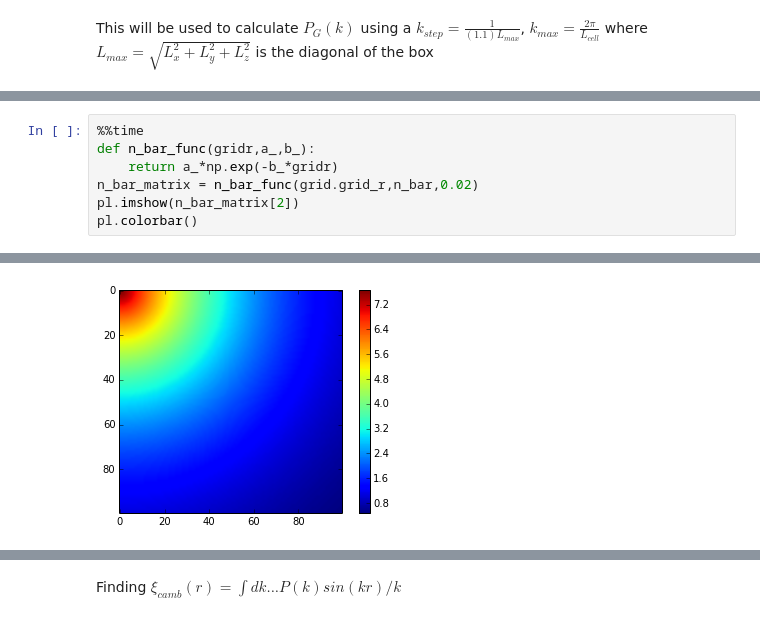
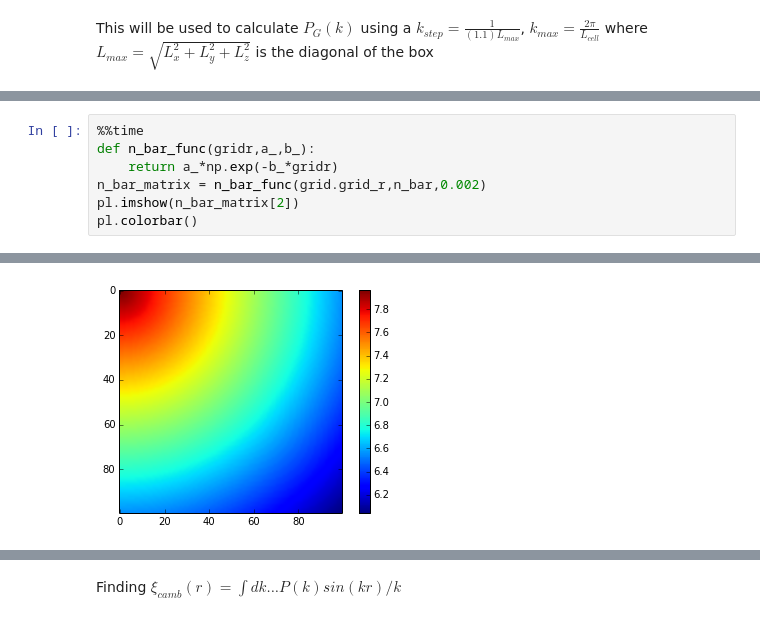
Before and after one commit to arthurmloureiro/pk_fkp, a Jupyter notebook: pk_fkp_notebook.ipynb, the cells around one changed output, grey strips where cells are left out. Drawn from its saved outputs; the diff is of its cells as text.

```diff
--- a/pk_fkp_notebook.ipynb
+++ b/pk_fkp_notebook.ipynb
@@ -59,7 +126,7 @@ This will be used to calculate $P_G(k)$ using a $k_{step} = \frac{1}{(1.1) L_{ma
 %%time
 def n_bar_func(gridr,a_,b_):
     return a_*np.exp(-b_*gridr)
-n_bar_matrix = n_bar_func(grid.grid_r,n_bar,0.02)
+n_bar_matrix = n_bar_func(grid.grid_r,n_bar,0.002)
 pl.imshow(n_bar_matrix[2])
 pl.colorbar()
 # %% [output]
@@ -68,4 +135,4 @@ Wall time: 122 ms
-[figure, old version]
+[figure, new version]
 # %%
 %%time
 #n_bar_matrix = np.ones((n_x,n_x,n_x))*n_bar
```
Also changed, not shown: parts of 27 cells of this notebook, 2 other files.
